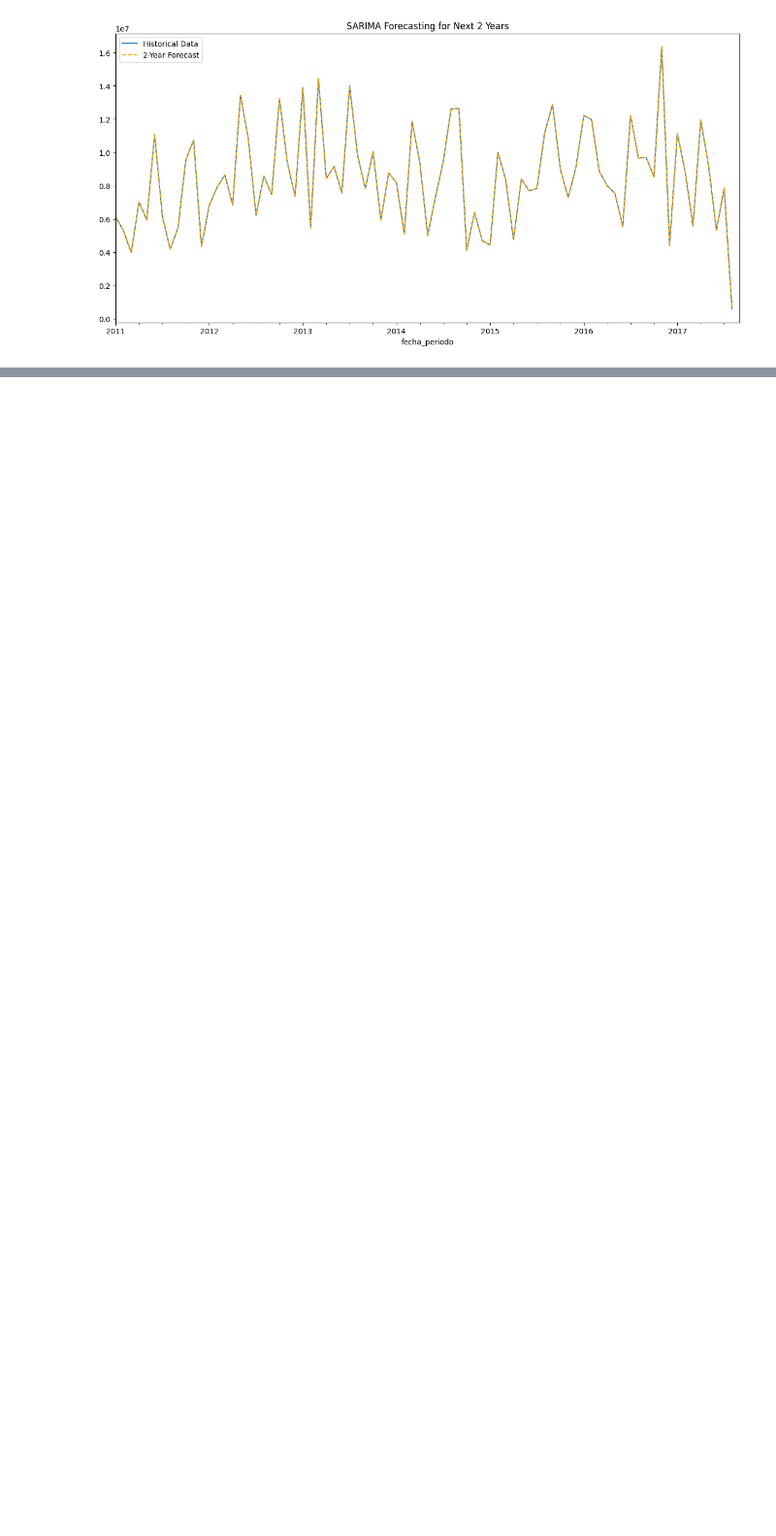
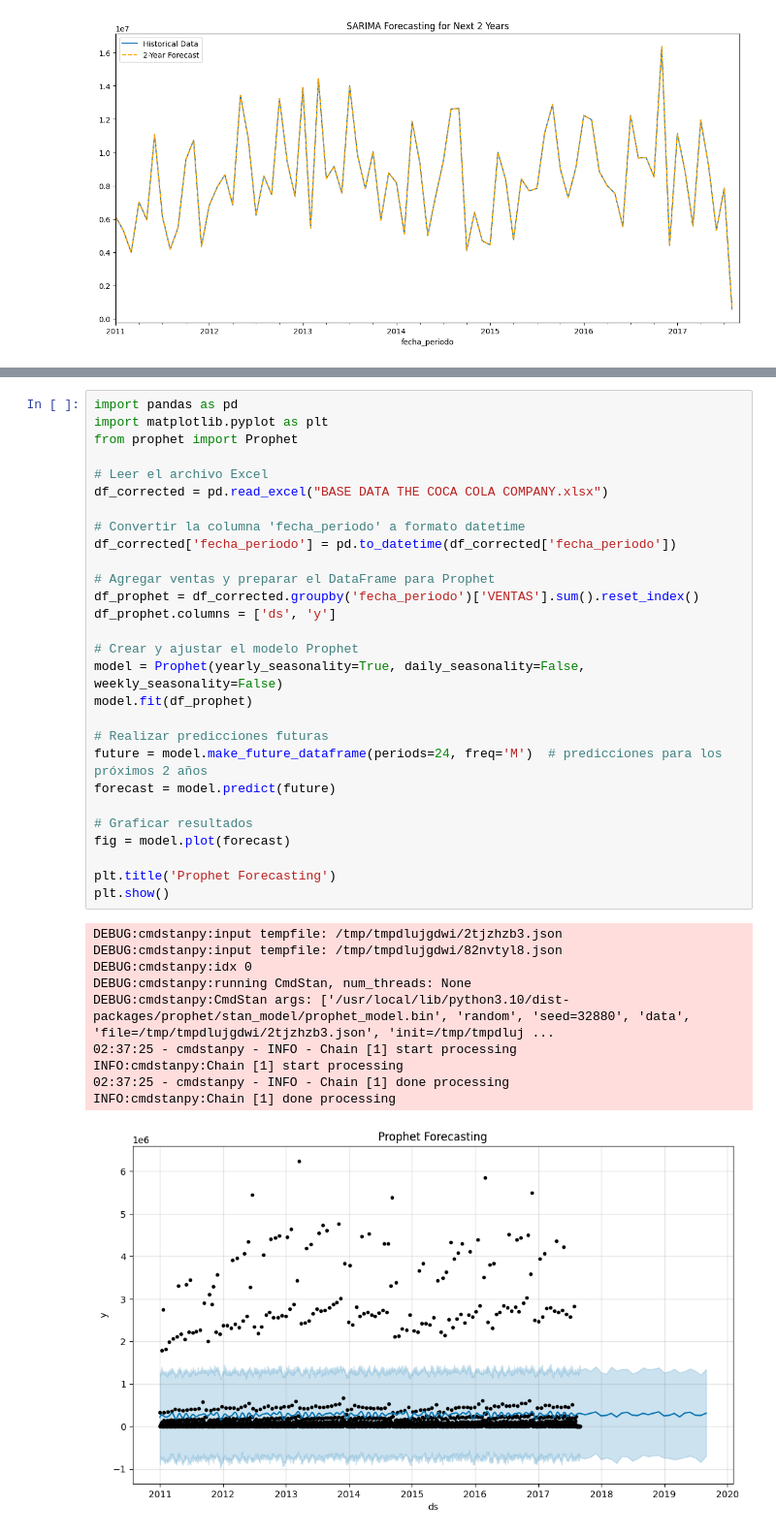
Before and after one commit to jmollan/Python_Proyecto_PUCP, a Jupyter notebook: Examen_Fin.ipynb, the cells around one changed output, grey strips where cells are left out. Shown at 97% size. Cells and saved outputs as stored; diff of their text form; blank space fills up the shorter version.

```diff
--- a/Examen_Fin.ipynb
+++ b/Examen_Fin.ipynb
@@ -511,0 +538,39 @@ plt.show()
+# %%
+import pandas as pd
+import matplotlib.pyplot as plt
+from prophet import Prophet
+
+# Leer el archivo Excel
+df_corrected = pd.read_excel("BASE DATA THE COCA COLA COMPANY.xlsx")
+
+# Convertir la columna 'fecha_periodo' a formato datetime
+df_corrected['fecha_periodo'] = pd.to_datetime(df_corrected['fecha_periodo'])
+
+# Agregar ventas y preparar el DataFrame para Prophet
+df_prophet = df_corrected.groupby('fecha_periodo')['VENTAS'].sum().reset_index()
+df_prophet.columns = ['ds', 'y']
+
+# Crear y ajustar el modelo Prophet
+model = Prophet(yearly_seasonality=True, daily_seasonality=False, weekly_seasonality=False)
+model.fit(df_prophet)
+
+# Realizar predicciones futuras
+future = model.make_future_dataframe(periods=24, freq='M')  # predicciones para los próximos 2 años
+forecast = model.predict(future)
+
+# Graficar resultados
+fig = model.plot(forecast)
+
+plt.title('Prophet Forecasting')
+plt.show()
+# %% [output]
+DEBUG:cmdstanpy:input tempfile: /tmp/tmpdlujgdwi/2tjzhzb3.json
+DEBUG:cmdstanpy:input tempfile: /tmp/tmpdlujgdwi/82nvtyl8.json
+DEBUG:cmdstanpy:idx 0
+DEBUG:cmdstanpy:running CmdStan, num_threads: None
+DEBUG:cmdstanpy:CmdStan args: ['/usr/local/lib/python3.10/dist-packages/prophet/stan_model/prophet_model.bin', 'random', 'seed=32880', 'data', 'file=/tmp/tmpdlujgdwi/2tjzhzb3.json', 'init=/tmp/tmpdluj ...
+02:37:25 - cmdstanpy - INFO - Chain [1] start processing
+INFO:cmdstanpy:Chain [1] start processing
+02:37:25 - cmdstanpy - INFO - Chain [1] done processing
+INFO:cmdstanpy:Chain [1] done processing
+[figure, added]
```
Also changed, not shown: parts of 7 cells of this notebook.
